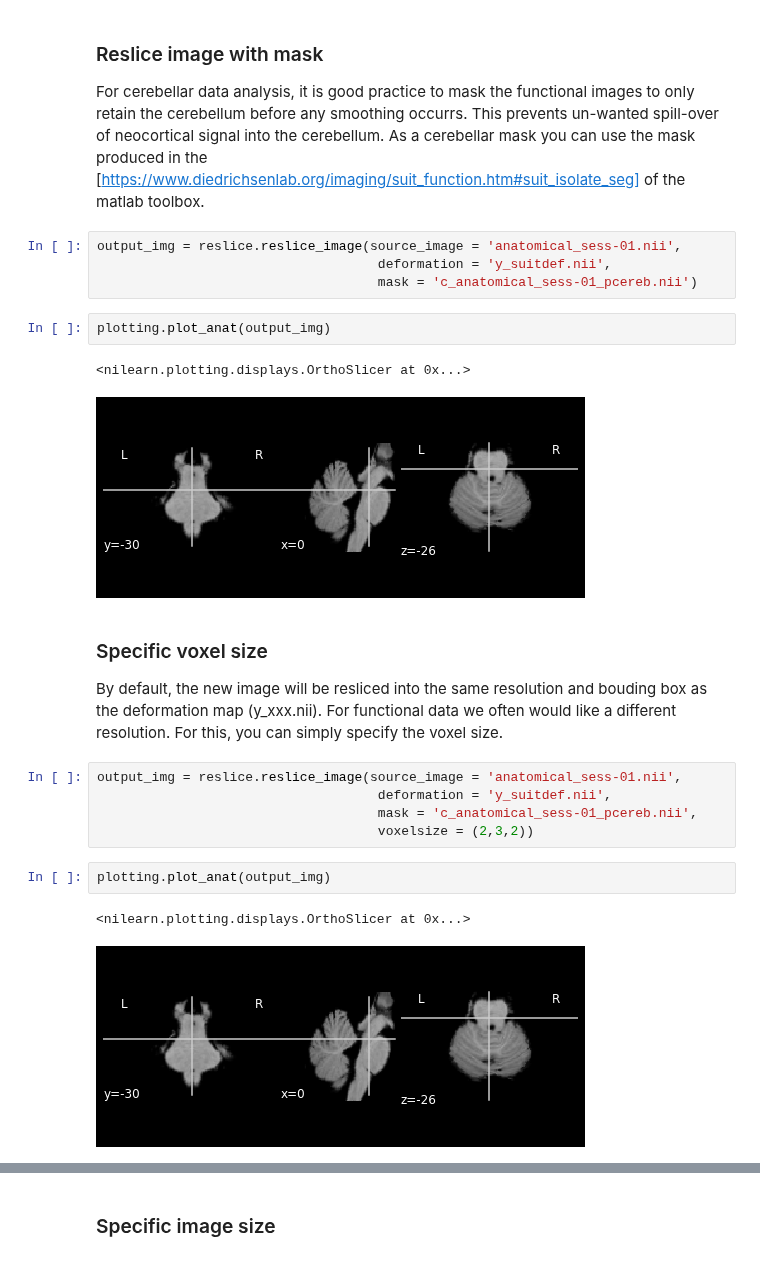
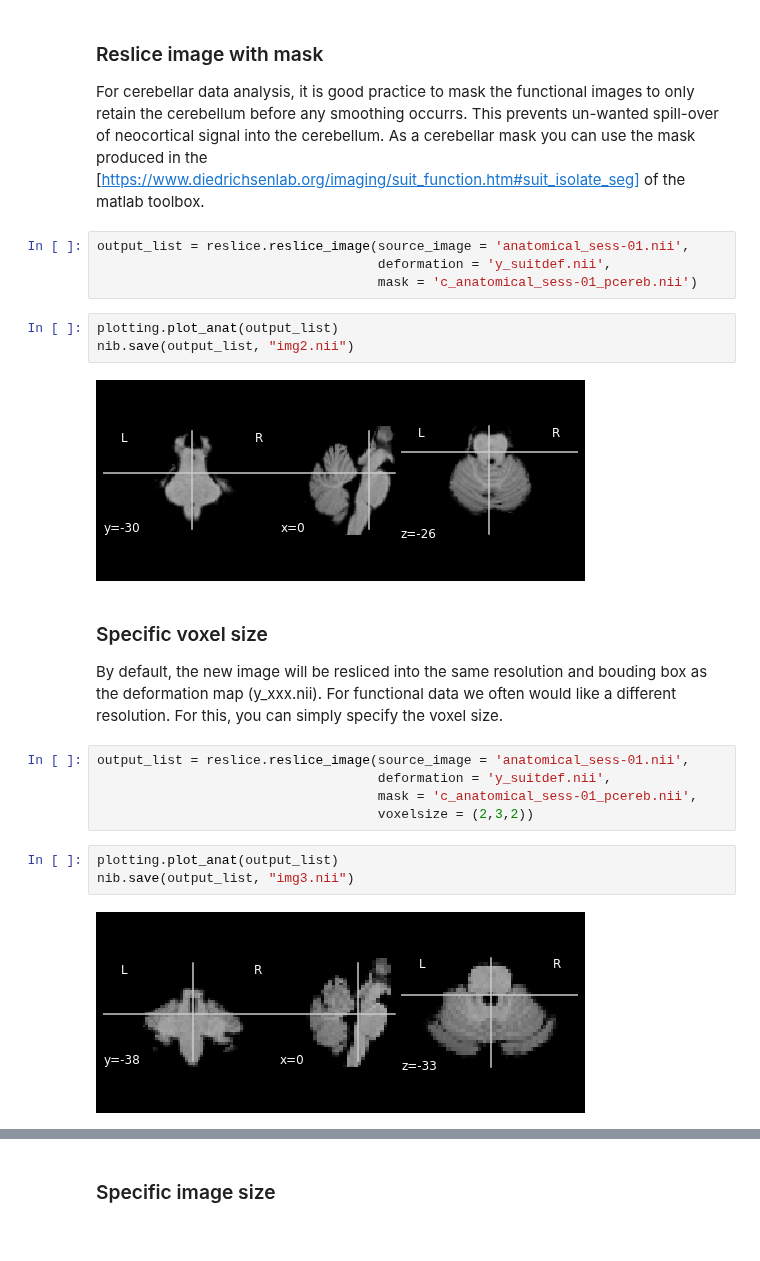
Before and after one commit to DiedrichsenLab/SUITPy, a Jupyter notebook: docs/source/notebooks/reslice_example.ipynb, the cells around one changed output, grey strips where cells are left out. Cells and saved outputs as stored; diff of their text form.

```diff
--- a/docs/source/notebooks/reslice_example.ipynb
+++ b/docs/source/notebooks/reslice_example.ipynb
@@ -18,26 +23,26 @@ output
 ### Reslice image with mask
 For cerebellar data analysis, it is good practice to mask the functional images to only retain the cerebellum before any smoothing occurrs. This prevents un-wanted spill-over of neocortical signal into the cerebellum. As a cerebellar mask you can use the mask produced in the [https://www.diedrichsenlab.org/imaging/suit_function.htm#suit_isolate_seg] of the matlab toolbox.
 # %%
-output_img = reslice.reslice_image(source_image = 'anatomical_sess-01.nii',
+output_list = reslice.reslice_image(source_image = 'anatomical_sess-01.nii',
                                     deformation = 'y_suitdef.nii',
                                     mask = 'c_anatomical_sess-01_pcereb.nii')
 # %%
-plotting.plot_anat(output_img)
+plotting.plot_anat(output_list)
+nib.save(output_list, "img2.nii")
 # %% [output]
-<nilearn.plotting.displays.OrthoSlicer at 0x...>
 [figure]
 # %% [markdown]
 ### Specific voxel size
 By default, the new image will be resliced into the same resolution and bouding box as the deformation map (y_xxx.nii). For functional data we often would like a different resolution. For this, you can simply specify the voxel size.
 # %%
-output_img = reslice.reslice_image(source_image = 'anatomical_sess-01.nii',
+output_list = reslice.reslice_image(source_image = 'anatomical_sess-01.nii',
                                     deformation = 'y_suitdef.nii',
                                     mask = 'c_anatomical_sess-01_pcereb.nii',
                                     voxelsize = (2,3,2))
 # %%
-plotting.plot_anat(output_img)
+plotting.plot_anat(output_list)
+nib.save(output_list, "img3.nii")
 # %% [output]
-<nilearn.plotting.displays.OrthoSlicer at 0x...>
-[figure, old version]
+[figure, new version]
 # %%
 # Voxel size has been changed.
```
Also changed, not shown: parts of 6 cells of this notebook.
